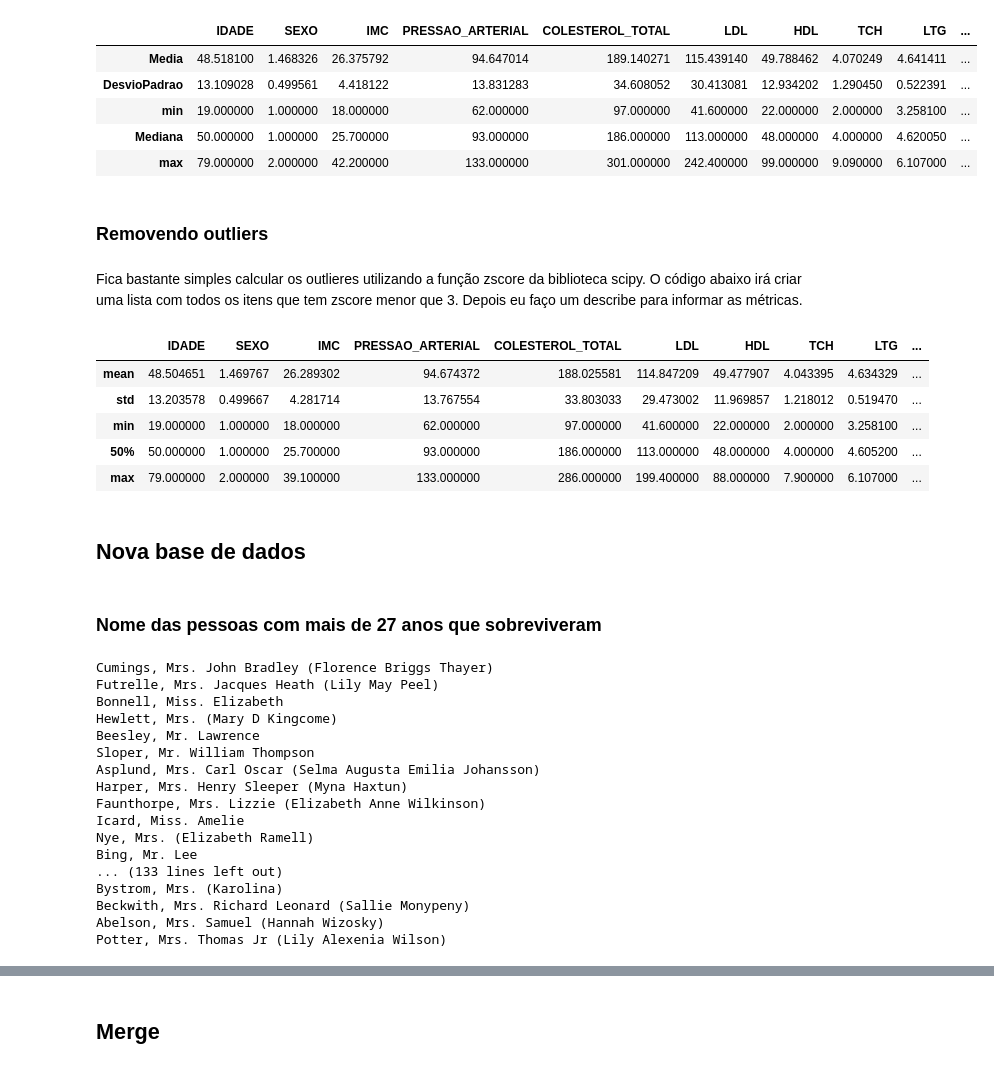
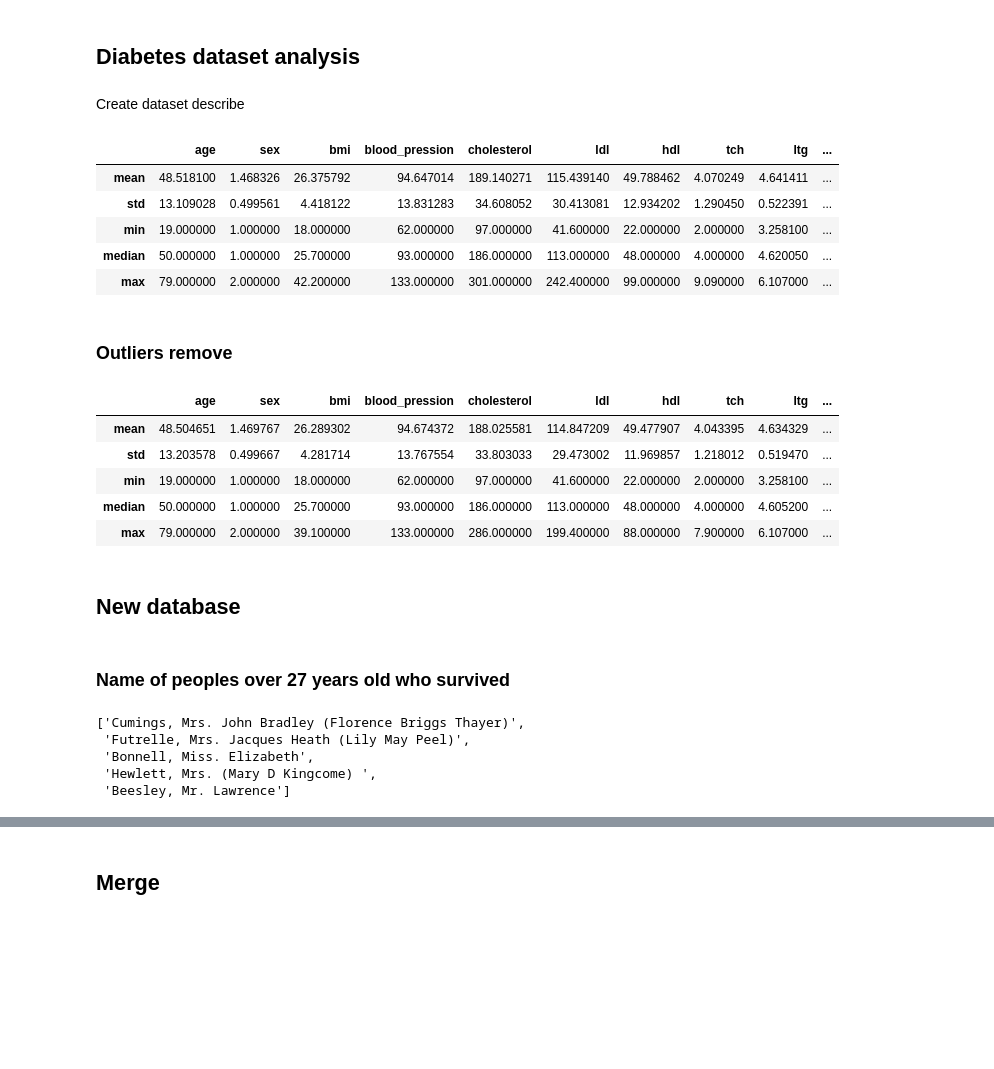
Before and after one commit to GeovaneBarros/Mentoria_Lead, a Jupyter notebook: exercicios.ipynb, the cells around one changed output, grey strips where cells are left out. Drawn from its saved outputs; the diff is of its cells as text; code cells hidden in the pictures; blank space fills up the shorter version.

```diff
--- a/exercicios.ipynb
+++ b/exercicios.ipynb
@@ -15,2 +12,0 @@ Renomeando as colunas
-# %%
-diabetes.columns = ['IDADE', 'SEXO', 'IMC', 'PRESSAO_ARTERIAL', 'COLESTEROL_TOTAL', 'LDL', 'HDL','TCH','LTG','ACUCAR_SANGUE','Y']
@@ -18,0 +15,2 @@ diabetes.columns = ['IDADE', 'SEXO', 'IMC', 'PRESSAO_ARTERIAL', 'COLESTEROL_TOTA
+# %%
+diabetes.columns = ['age', 'sex', 'bmi', 'blood_pression', 'cholesterol', 'ldl', 'hdl','tch','ltg','blood_sugar','Y']
@@ -28,55 +39,48 @@ Criando um describe do dataset
+# %% [markdown]
+## Diabetes dataset analysis
+# %% [markdown]
+Create dataset describe
 # %%
 describe = diabetes.describe(percentiles=[])
 describe = describe.drop(index='count')
-describe = describe.rename(index={'50%':'Mediana', 'std':'DesvioPadrao','mean':'Media'})
+describe = describe.rename(index={'50%':'median'})
 describe
 # %% [output]
-|  | IDADE | SEXO | IMC | PRESSAO_ARTERIAL | COLESTEROL_TOTAL | LDL | HDL | TCH | LTG | ... |
-| Media | 48.518100 | 1.468326 | 26.375792 | 94.647014 | 189.140271 | 115.439140 | 49.788462 | 4.070249 | 4.641411 | ... |
-| DesvioPadrao | 13.109028 | 0.499561 | 4.418122 | 13.831283 | 34.608052 | 30.413081 | 12.934202 | 1.290450 | 0.522391 | ... |
+|  | age | sex | bmi | blood_pression | cholesterol | ldl | hdl | tch | ltg | ... |
+| mean | 48.518100 | 1.468326 | 26.375792 | 94.647014 | 189.140271 | 115.439140 | 49.788462 | 4.070249 | 4.641411 | ... |
+| std | 13.109028 | 0.499561 | 4.418122 | 13.831283 | 34.608052 | 30.413081 | 12.934202 | 1.290450 | 0.522391 | ... |
 | min | 19.000000 | 1.000000 | 18.000000 | 62.000000 | 97.000000 | 41.600000 | 22.000000 | 2.000000 | 3.258100 | ... |
-| Mediana | 50.000000 | 1.000000 | 25.700000 | 93.000000 | 186.000000 | 113.000000 | 48.000000 | 4.000000 | 4.620050 | ... |
+| median | 50.000000 | 1.000000 | 25.700000 | 93.000000 | 186.000000 | 113.000000 | 48.000000 | 4.000000 | 4.620050 | ... |
 | max | 79.000000 | 2.000000 | 42.200000 | 133.000000 | 301.000000 | 242.400000 | 99.000000 | 9.090000 | 6.107000 | ... |
-# %% [markdown]
-### Removendo outliers
-# %% [markdown]
-Fica bastante simples calcular os outlieres utilizando a função zscore da biblioteca scipy. O código abaixo irá criar uma lista com todos os itens que tem zscore menor que 3. Depois eu faço um describe para informar as métricas.
+# %% [markdown]
+### Outliers remove
 # %%
 from scipy import stats
 describe_no_outliers = diabetes[(np.abs(stats.zscore(diabetes)) < 3).all(axis=1)].describe(percentiles=[])
 describe_no_outliers = describe_no_outliers.drop(index='count')
+describe_no_outliers = describe_no_outliers.rename(index={'50%':'median'})
 describe_no_outliers
 # %% [output]
-|  | IDADE | SEXO | IMC | PRESSAO_ARTERIAL | COLESTEROL_TOTAL | LDL | HDL | TCH | LTG | ... |
+|  | age | sex | bmi | blood_pression | cholesterol | ldl | hdl | tch | ltg | ... |
 | mean | 48.504651 | 1.469767 | 26.289302 | 94.674372 | 188.025581 | 114.847209 | 49.477907 | 4.043395 | 4.634329 | ... |
 | std | 13.203578 | 0.499667 | 4.281714 | 13.767554 | 33.803033 | 29.473002 | 11.969857 | 1.218012 | 0.519470 | ... |
 | min | 19.000000 | 1.000000 | 18.000000 | 62.000000 | 97.000000 | 41.600000 | 22.000000 | 2.000000 | 3.258100 | ... |
-| 50% | 50.000000 | 1.000000 | 25.700000 | 93.000000 | 186.000000 | 113.000000 | 48.000000 | 4.000000 | 4.605200 | ... |
+| median | 50.000000 | 1.000000 | 25.700000 | 93.000000 | 186.000000 | 113.000000 | 48.000000 | 4.000000 | 4.605200 | ... |
 | max | 79.000000 | 2.000000 | 39.100000 | 133.000000 | 286.000000 | 199.400000 | 88.000000 | 7.900000 | 6.107000 | ... |
-# %% [markdown]
-## Nova base de dados
+# %% [markdown]
+## New database
 # %%
 titanic = pd.read_csv('./SRC/titanic.csv')
-# %% [markdown]
-### Nome das pessoas com mais de 27 anos que sobreviveram
+# %% [markdown]
+### Name of peoples over 27 years old who survived
 # %%
+names = []
 for i in titanic['Name'][(titanic['Age']>27) & (titanic['Survived']==1)].values:
-    print(i)
+    names.append(i)
+names[:5]
 # %% [output]
-Cumings, Mrs. John Bradley (Florence Briggs Thayer)
-Futrelle, Mrs. Jacques Heath (Lily May Peel)
-Bonnell, Miss. Elizabeth
-Hewlett, Mrs. (Mary D Kingcome)
-Beesley, Mr. Lawrence
-Sloper, Mr. William Thompson
-Asplund, Mrs. Carl Oscar (Selma Augusta Emilia Johansson)
-Harper, Mrs. Henry Sleeper (Myna Haxtun)
-Faunthorpe, Mrs. Lizzie (Elizabeth Anne Wilkinson)
-Icard, Miss. Amelie
-Nye, Mrs. (Elizabeth Ramell)
-Bing, Mr. Lee
-... (133 lines left out)
-Bystrom, Mrs. (Karolina)
-Beckwith, Mrs. Richard Leonard (Sallie Monypeny)
-Abelson, Mrs. Samuel (Hannah Wizosky)
-Potter, Mrs. Thomas Jr (Lily Alexenia Wilson)
+['Cumings, Mrs. John Bradley (Florence Briggs Thayer)',
+ 'Futrelle, Mrs. Jacques Heath (Lily May Peel)',
+ 'Bonnell, Miss. Elizabeth',
+ 'Hewlett, Mrs. (Mary D Kingcome) ',
+ 'Beesley, Mr. Lawrence']
```
Also changed, not shown: parts of 24 cells of this notebook, 3 other files.
